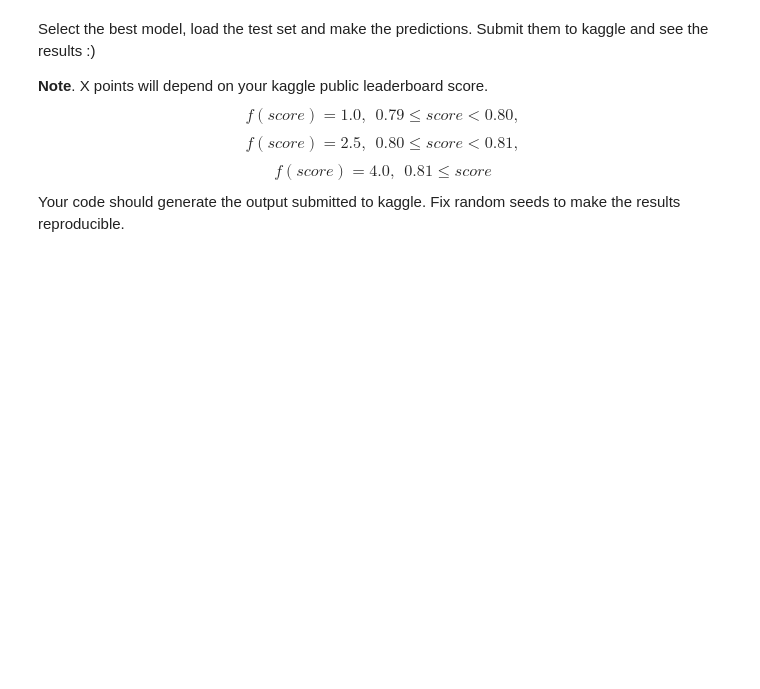
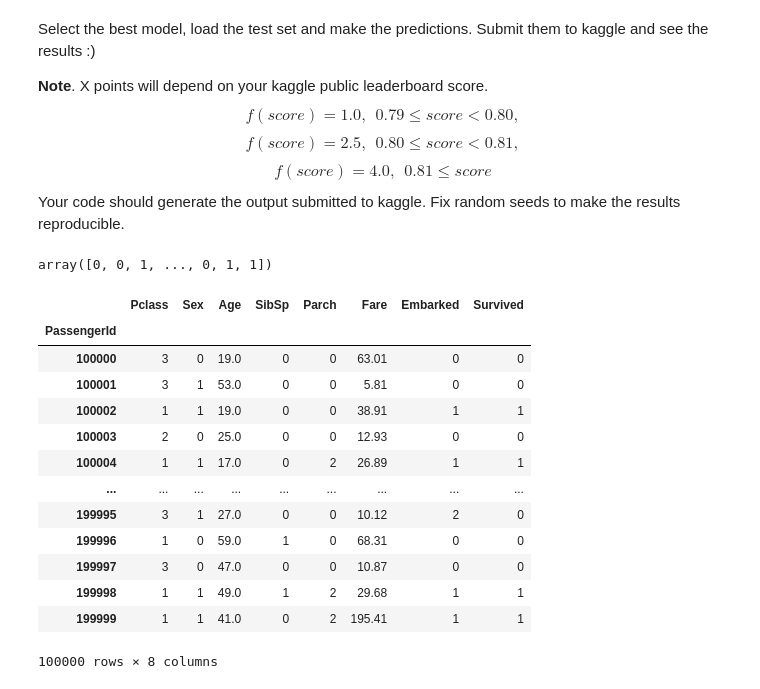
Before and after one commit to galamuz/ml-intro-2, a Jupyter notebook: 5_classification_linear_knn/hw_classification.ipynb, the cells around one changed output. Drawn from its saved outputs; the diff is of its cells as text; code cells hidden in the pictures; blank space fills up the shorter version.

```diff
--- a/5_classification_linear_knn/hw_classification.ipynb
+++ b/5_classification_linear_knn/hw_classification.ipynb
@@ -562,7 +575,7 @@ def preprocessData(df: pd.DataFrame):
     liste_sample =np.random.randint(25,53, size=df['Age'].isnull().sum())
     df['Age'] = df.apply(lambda row : np.random.choice(liste_sample) if  np.isnan(row['Age']) else row['Age'],axis=1)
     # Заполним пропуски в цене средним значением каждого класса 'Fare'
-    df['Fare'] = data.groupby('Pclass')['Fare'].transform(lambda x: x.fillna(x.mean()))
+    df['Fare'] = df.groupby('Pclass')['Fare'].transform(lambda x: x.fillna(x.mean()))
     X = df[['Pclass', 'Sex', 'Fare', 'Embarked', 'Age']].values
     if 'Survived' in df.columns:
         Y = np.ravel(df['Survived'])
@@ -608,10 +631,30 @@ $$ f(score) = 2.5, \ \ 0.80 \leq score < 0.81,$$
 $$ f(score) = 4.0, \ \ 0.81 \leq score $$
 Your code should generate the output submitted to kaggle. Fix random seeds to make the results reproducible.
 # %%
-dataForSubmission = pd.DataFrame(np.concatenate((passengerIdTest,
-                                                 predictionsEnsemble.reshape(-1, 1)), axis=1), columns=['PassengerId', 'Survived'])
-dataForSubmission['Survived'] = knn.predict(X_test)
+knn.predict(X_test)
+
 
 # Creates the submission file
 #dataForSubmission.to_csv('./submission.csv',      sep=',',       decimal='.', index=False)
-dataForSubmission.head()
+#dataForSubmission.head()
+# %% [output]
+array([0, 0, 1, ..., 0, 1, 1])
+# %%
+data_test['Survived']=knn.predict(X_test)
+# %%
+data_test
+# %% [output]
+|  | Pclass | Sex | Age | SibSp | Parch | Fare | Embarked | Survived |
+| PassengerId |  |  |  |  |  |  |  |  |
+| 100000 | 3 | 0 | 19.0 | 0 | 0 | 63.01 | 0 | 0 |
+| 100001 | 3 | 1 | 53.0 | 0 | 0 | 5.81 | 0 | 0 |
+| 100002 | 1 | 1 | 19.0 | 0 | 0 | 38.91 | 1 | 1 |
+| 100003 | 2 | 0 | 25.0 | 0 | 0 | 12.93 | 0 | 0 |
+| 100004 | 1 | 1 | 17.0 | 0 | 2 | 26.89 | 1 | 1 |
+| ... | ... | ... | ... | ... | ... | ... | ... | ... |
+| 199995 | 3 | 1 | 27.0 | 0 | 0 | 10.12 | 2 | 0 |
+| 199996 | 1 | 0 | 59.0 | 1 | 0 | 68.31 | 0 | 0 |
+| 199997 | 3 | 0 | 47.0 | 0 | 0 | 10.87 | 0 | 0 |
+| 199998 | 1 | 1 | 49.0 | 1 | 2 | 29.68 | 1 | 1 |
+| 199999 | 1 | 1 | 41.0 | 0 | 2 | 195.41 | 1 | 1 |
+100000 rows × 8 columns
```
Also changed, not shown: parts of 13 cells of this notebook.
